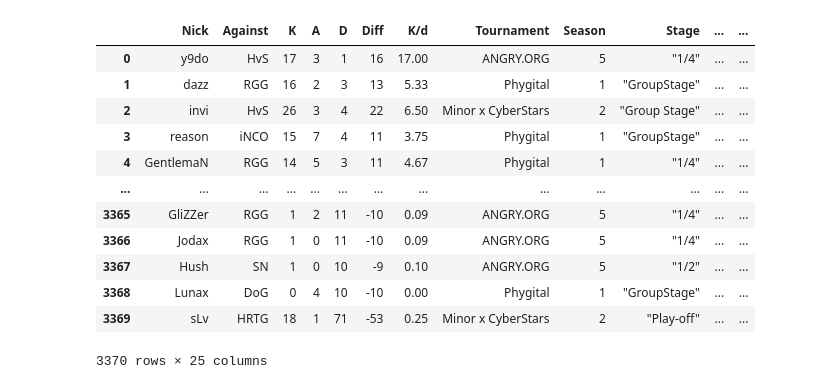
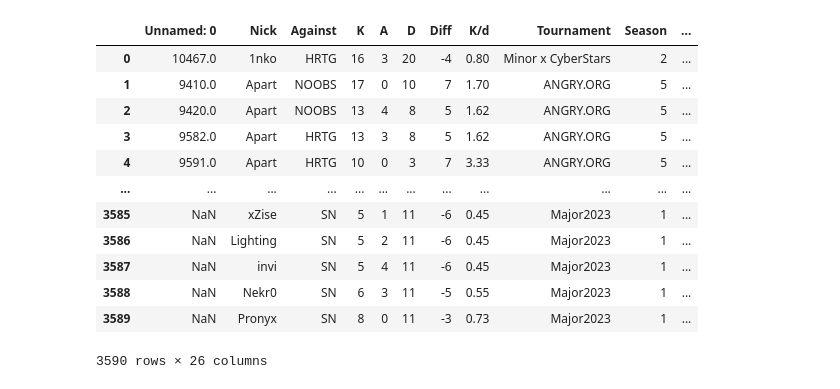
Before and after one commit to rongo1/Analytics_tournament_analytics, a Jupyter notebook: analyze.ipynb, the cells around one changed output. Saved outputs shown, nothing was run; the diff lists cells and outputs as text; code cells hidden in the pictures.

```diff
--- a/analyze.ipynb
+++ b/analyze.ipynb
@@ -2,19 +2,19 @@
 import pandas as pd
 import numpy as np
 # %%
-p = pd.read_csv('data/p.csv', sep = ';')
+p = pd.read_csv('../../discord_backup/tournaments/major12023/data/p.csv', sep = ';')
 p
 # %% [output]
-|  | Nick | Against | K | A | D | Diff | K/d | Tournament | Season | Stage | ... | ... |
-| 0 | y9do | HvS | 17 | 3 | 1 | 16 | 17.00 | ANGRY.ORG | 5 | "1/4" | ... | ... |
-| 1 | dazz | RGG | 16 | 2 | 3 | 13 | 5.33 | Phygital | 1 | "GroupStage" | ... | ... |
-| 2 | invi | HvS | 26 | 3 | 4 | 22 | 6.50 | Minor x CyberStars | 2 | "Group Stage" | ... | ... |
-| 3 | reason | iNCO | 15 | 7 | 4 | 11 | 3.75 | Phygital | 1 | "GroupStage" | ... | ... |
-| 4 | GentlemaN | RGG | 14 | 5 | 3 | 11 | 4.67 | Phygital | 1 | "1/4" | ... | ... |
-| ... | ... | ... | ... | ... | ... | ... | ... | ... | ... | ... | ... | ... |
-| 3365 | GliZZer | RGG | 1 | 2 | 11 | -10 | 0.09 | ANGRY.ORG | 5 | "1/4" | ... | ... |
-| 3366 | Jodax | RGG | 1 | 0 | 11 | -10 | 0.09 | ANGRY.ORG | 5 | "1/4" | ... | ... |
-| 3367 | Hush | SN | 1 | 0 | 10 | -9 | 0.10 | ANGRY.ORG | 5 | "1/2" | ... | ... |
-| 3368 | Lunax | DoG | 0 | 4 | 10 | -10 | 0.00 | Phygital | 1 | "GroupStage" | ... | ... |
-| 3369 | sLv | HRTG | 18 | 1 | 71 | -53 | 0.25 | Minor x CyberStars | 2 | "Play-off" | ... | ... |
+|  | Unnamed: 0 | Nick | Against | K | A | D | Diff | K/d | Tournament | Season | ... |
+| 0 | 10467.0 | 1nko | HRTG | 16 | 3 | 20 | -4 | 0.80 | Minor x CyberStars | 2 | ... |
+| 1 | 9410.0 | Apart | NOOBS | 17 | 0 | 10 | 7 | 1.70 | ANGRY.ORG | 5 | ... |
+| 2 | 9420.0 | Apart | NOOBS | 13 | 4 | 8 | 5 | 1.62 | ANGRY.ORG | 5 | ... |
+| 3 | 9582.0 | Apart | HRTG | 13 | 3 | 8 | 5 | 1.62 | ANGRY.ORG | 5 | ... |
+| 4 | 9591.0 | Apart | HRTG | 10 | 0 | 3 | 7 | 3.33 | ANGRY.ORG | 5 | ... |
+| ... | ... | ... | ... | ... | ... | ... | ... | ... | ... | ... | ... |
+| 3585 | NaN | xZise | SN | 5 | 1 | 11 | -6 | 0.45 | Major2023 | 1 | ... |
+| 3586 | NaN | Lighting | SN | 5 | 2 | 11 | -6 | 0.45 | Major2023 | 1 | ... |
+| 3587 | NaN | invi | SN | 5 | 4 | 11 | -6 | 0.45 | Major2023 | 1 | ... |
+| 3588 | NaN | Nekr0 | SN | 6 | 3 | 11 | -5 | 0.55 | Major2023 | 1 | ... |
+| 3589 | NaN | Pronyx | SN | 8 | 0 | 11 | -3 | 0.73 | Major2023 | 1 | ... |
-3370 rows × 25 columns
+3590 rows × 26 columns
```
Also changed, not shown: parts of 15 cells of this notebook, 1 other file.
